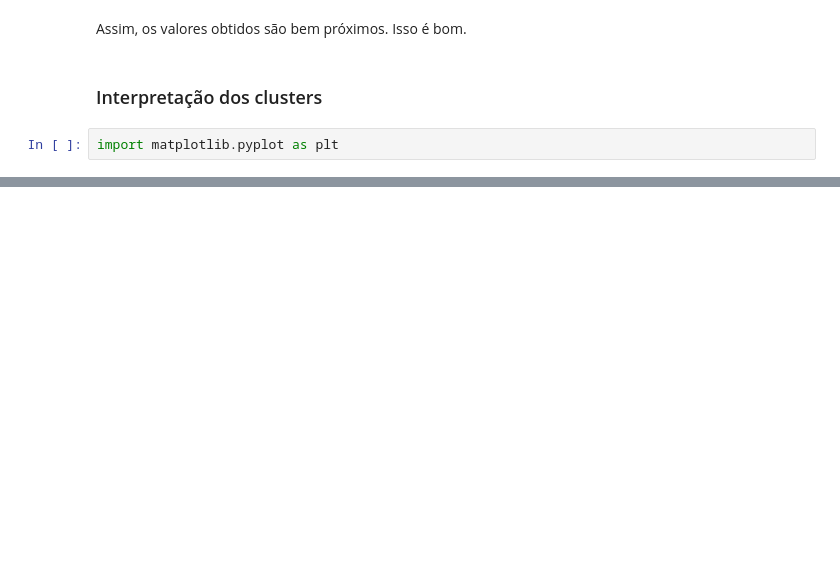
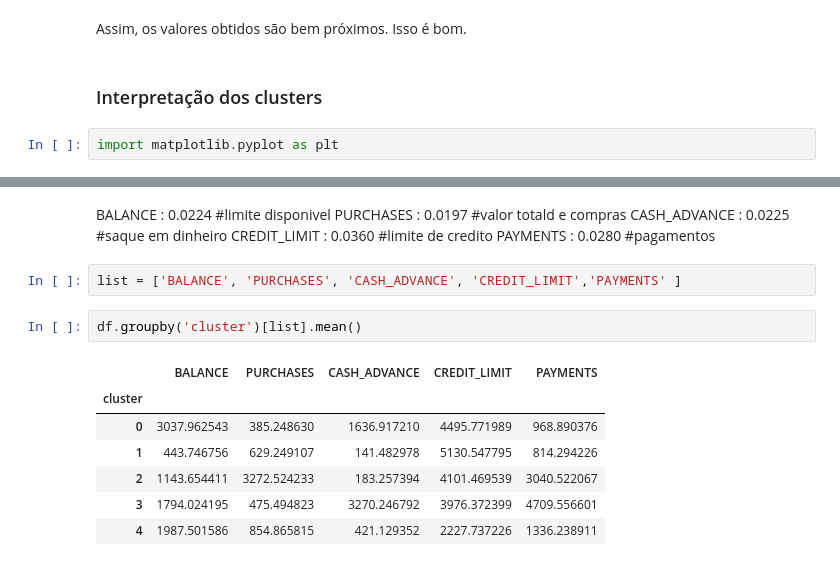
Before and after one commit to Marcus-Bernard0/data_science_alura, a Jupyter notebook: 22 - Clustering/Projeto.ipynb, the cells around one changed output, grey strips where cells are left out. Saved outputs shown, nothing was run; the diff lists cells and outputs as text; blank space fills up the shorter version.

```diff
--- a/22 - Clustering/Projeto.ipynb
+++ b/22 - Clustering/Projeto.ipynb
@@ -213,0 +302,18 @@ plt.show()
+# %% [markdown]
+BALANCE : 0.0224 #limite disponivel
+PURCHASES : 0.0197 #valor totald e compras
+CASH_ADVANCE : 0.0225 #saque em dinheiro
+CREDIT_LIMIT : 0.0360 #limite de credito
+PAYMENTS : 0.0280 #pagamentos
+# %%
+list = ['BALANCE', 'PURCHASES', 'CASH_ADVANCE', 'CREDIT_LIMIT','PAYMENTS' ]
+# %%
+df.groupby('cluster')[list].mean()
+# %% [output]
+|  | BALANCE | PURCHASES | CASH_ADVANCE | CREDIT_LIMIT | PAYMENTS |
+| cluster |  |  |  |  |  |
+| 0 | 3037.962543 | 385.248630 | 1636.917210 | 4495.771989 | 968.890376 |
+| 1 | 443.746756 | 629.249107 | 141.482978 | 5130.547795 | 814.294226 |
+| 2 | 1143.654411 | 3272.524233 | 183.257394 | 4101.469539 | 3040.522067 |
+| 3 | 1794.024195 | 475.494823 | 3270.246792 | 3976.372399 | 4709.556601 |
+| 4 | 1987.501586 | 854.865815 | 421.129352 | 2227.737226 | 1336.238911 |
```
Also changed, not shown: parts of 20 cells of this notebook.
